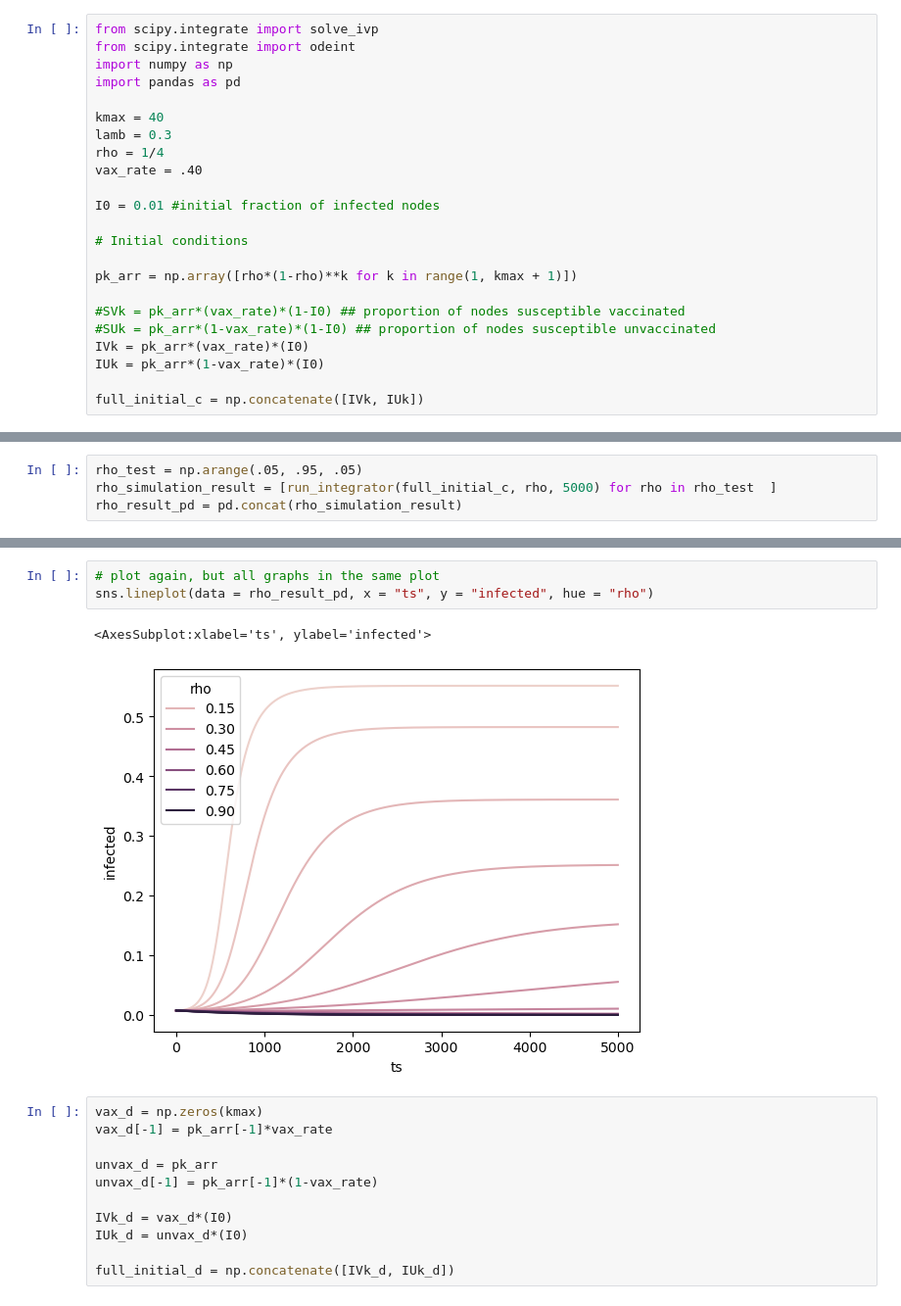
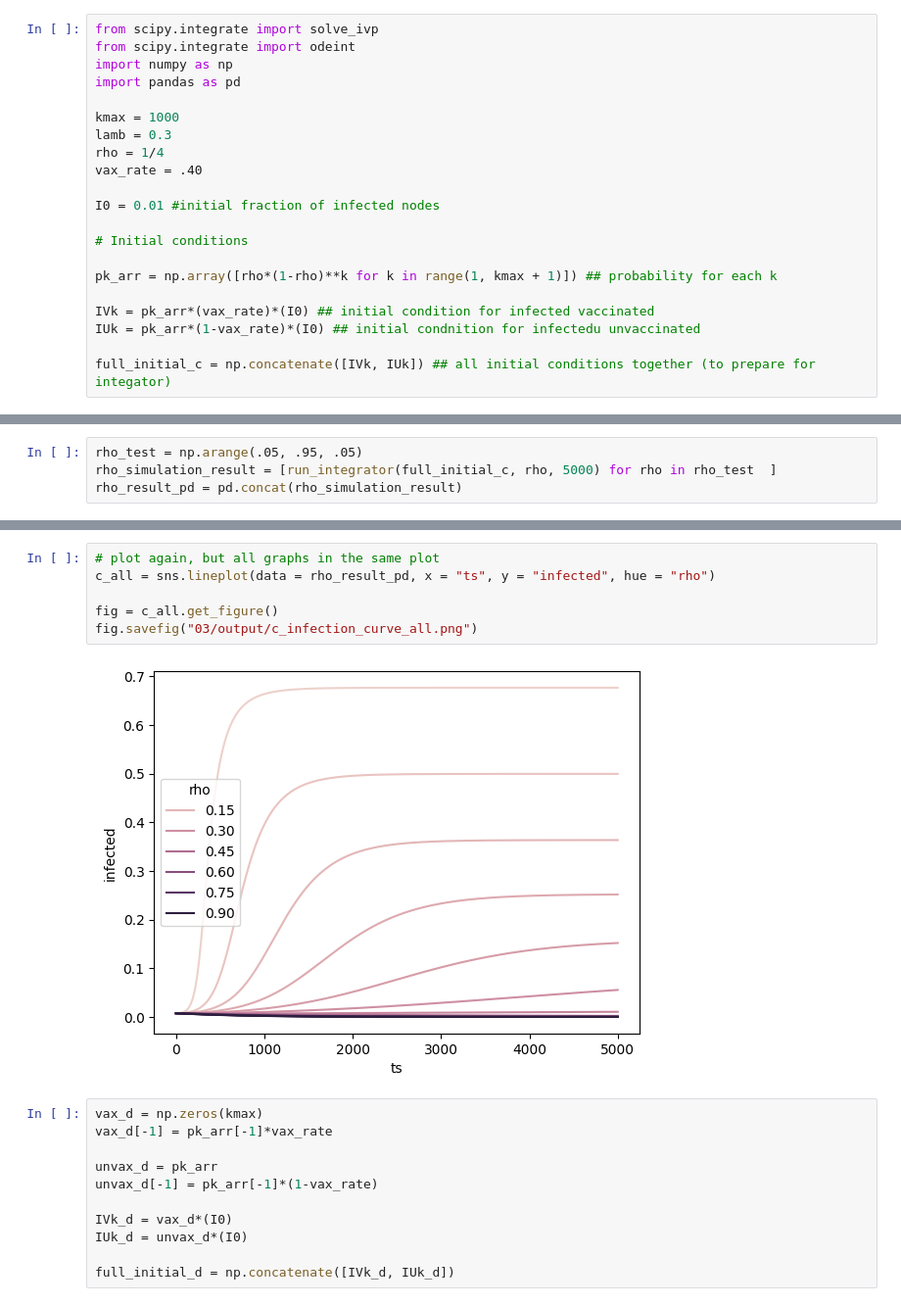
Before and after one commit to exterm/uvm-mocs, a Jupyter notebook: assignment-03/integration_q2.ipynb, the cells around one changed output, grey strips where cells are left out. Shown: that part at 98% size. Saved outputs shown, nothing was run; the diff lists cells and outputs as text.

```diff
--- a/assignment-03/integration_q2.ipynb
+++ b/assignment-03/integration_q2.ipynb
@@ -4,7 +4,7 @@ from scipy.integrate import odeint
 import numpy as np
 import pandas as pd
 
-kmax = 40
+kmax = 1000
 lamb = 0.3
 rho = 1/4
 vax_rate = .40
@@ -13,14 +13,12 @@ I0 = 0.01 #initial fraction of infected nodes
 
 # Initial conditions
 
-pk_arr = np.array([rho*(1-rho)**k for k in range(1, kmax + 1)])
+pk_arr = np.array([rho*(1-rho)**k for k in range(1, kmax + 1)]) ## probability for each k
 
-#SVk = pk_arr*(vax_rate)*(1-I0) ## proportion of nodes susceptible vaccinated
-#SUk = pk_arr*(1-vax_rate)*(1-I0) ## proportion of nodes susceptible unvaccinated
-IVk = pk_arr*(vax_rate)*(I0)
-IUk = pk_arr*(1-vax_rate)*(I0)
+IVk = pk_arr*(vax_rate)*(I0) ## initial condition for infected vaccinated
+IUk = pk_arr*(1-vax_rate)*(I0) ## initial condnition for infectedu unvaccinated
 
-full_initial_c = np.concatenate([IVk, IUk])
+full_initial_c = np.concatenate([IVk, IUk]) ## all initial conditions together (to prepare for integator)
 # %%
 def decompose_full_arr(arr, kmax):
     IVk = arr[0:kmax]
@@ -70,9 +83,11 @@ g.map_dataframe(sns.lineplot, x = "ts", y = "infected")
 # %%
 # plot again, but all graphs in the same plot
-sns.lineplot(data = rho_result_pd, x = "ts", y = "infected", hue = "rho")
+c_all = sns.lineplot(data = rho_result_pd, x = "ts", y = "infected", hue = "rho")
+
+fig = c_all.get_figure()
+fig.savefig("03/output/c_infection_curve_all.png")
 # %% [output]
-<AxesSubplot:xlabel='ts', ylabel='infected'>
-[figure, old version]
+[figure, new version]
 # %%
 vax_d = np.zeros(kmax)
 vax_d[-1] = pk_arr[-1]*vax_rate
```
Also changed, not shown: parts of 6 cells of this notebook.
